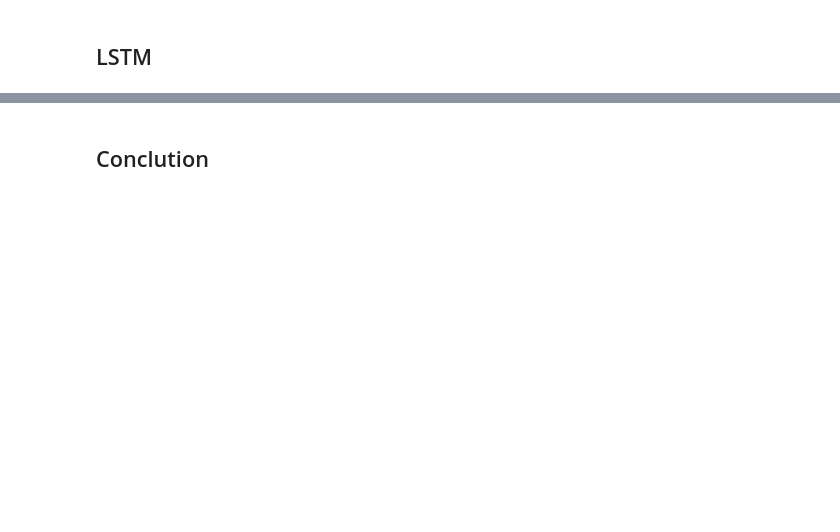
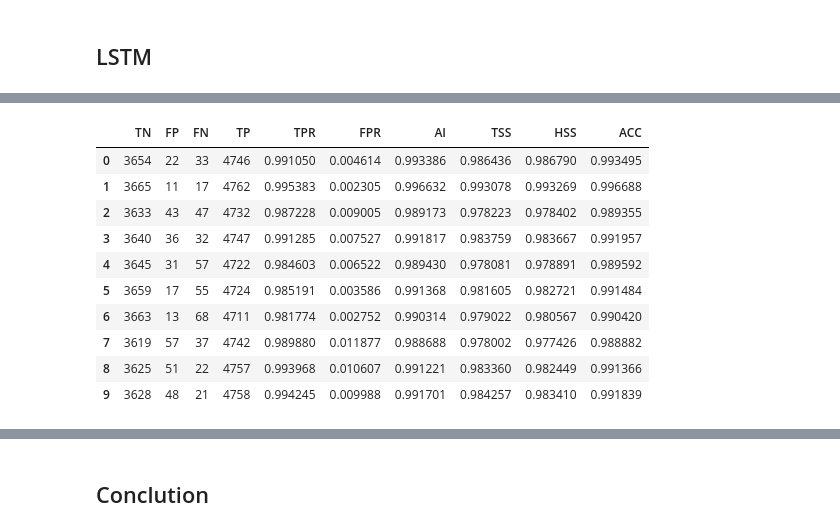
Before and after one commit to ChiaLinz/Supervised-Data-Mining-Classification-, a Jupyter notebook: chialin_hsieh_finaltermproj.ipynb, the cells around one changed output, grey strips where cells are left out. Cells and saved outputs as stored; diff of their text form; code cells hidden in the pictures; blank space fills up the shorter version.

```diff
--- a/chialin_hsieh_finaltermproj.ipynb
+++ b/chialin_hsieh_finaltermproj.ipynb
@@ -52,3 +39,21 @@ def print_confusion_matrix(y_true, y_pred):
+# %%
+def confusion_matrix_scorer_2(y, y_pred):
+    cm = confusion_matrix(y, y_pred)
+    TP = cm[0,0]
+    FP = cm[0,1]
+    FN = cm[1,0]
+    TN = cm[1,1]
+    TPR = cm[0,0]/(cm[0,0]+cm[1,0])
+    FPR = cm[0,1]/(cm[0,1]+cm[1,1])
+    AI = (TP/(TP+FN) + TP/(TP+FP) + TN/(FP+TN) + TN/(FN+TN))*0.25
+    TSS = ((TP*TN) - (FP*FN)) / ((TP+FN) * (FP + TN))
+    HSS = (2*(TP*TN) - (FP*FN)) / ((TP+FN) * (FN+TN) + (TP+FP)*(FP+TN))
+    ACC = (TP+TN) / (TP+FN+FP+TN)
+
+    result = [TP,FP,FN,TN,TPR,FPR,AI,TSS,HSS,ACC]
+
+    print(result)
+    return result
 # %% [markdown]
 ----
 # %% [markdown]
@@ -329,0 +472,16 @@ FPR =  0.0033984706881903144
+# %%
+df_3 = pd.DataFrame(con_list, columns = ["TN","FP","FN","TP","TPR","FPR","AI","TSS","HSS","ACC"])
+# %%
+df_3
+# %% [output]
+|  | TN | FP | FN | TP | TPR | FPR | AI | TSS | HSS | ACC |
+| 0 | 3654 | 22 | 33 | 4746 | 0.991050 | 0.004614 | 0.993386 | 0.986436 | 0.986790 | 0.993495 |
+| 1 | 3665 | 11 | 17 | 4762 | 0.995383 | 0.002305 | 0.996632 | 0.993078 | 0.993269 | 0.996688 |
+| 2 | 3633 | 43 | 47 | 4732 | 0.987228 | 0.009005 | 0.989173 | 0.978223 | 0.978402 | 0.989355 |
+| 3 | 3640 | 36 | 32 | 4747 | 0.991285 | 0.007527 | 0.991817 | 0.983759 | 0.983667 | 0.991957 |
+| 4 | 3645 | 31 | 57 | 4722 | 0.984603 | 0.006522 | 0.989430 | 0.978081 | 0.978891 | 0.989592 |
+| 5 | 3659 | 17 | 55 | 4724 | 0.985191 | 0.003586 | 0.991368 | 0.981605 | 0.982721 | 0.991484 |
+| 6 | 3663 | 13 | 68 | 4711 | 0.981774 | 0.002752 | 0.990314 | 0.979022 | 0.980567 | 0.990420 |
+| 7 | 3619 | 57 | 37 | 4742 | 0.989880 | 0.011877 | 0.988688 | 0.978002 | 0.977426 | 0.988882 |
+| 8 | 3625 | 51 | 22 | 4757 | 0.993968 | 0.010607 | 0.991221 | 0.983360 | 0.982449 | 0.991366 |
+| 9 | 3628 | 48 | 21 | 4758 | 0.994245 | 0.009988 | 0.991701 | 0.984257 | 0.983410 | 0.991839 |
```
Also changed, not shown: parts of 37 cells of this notebook.
